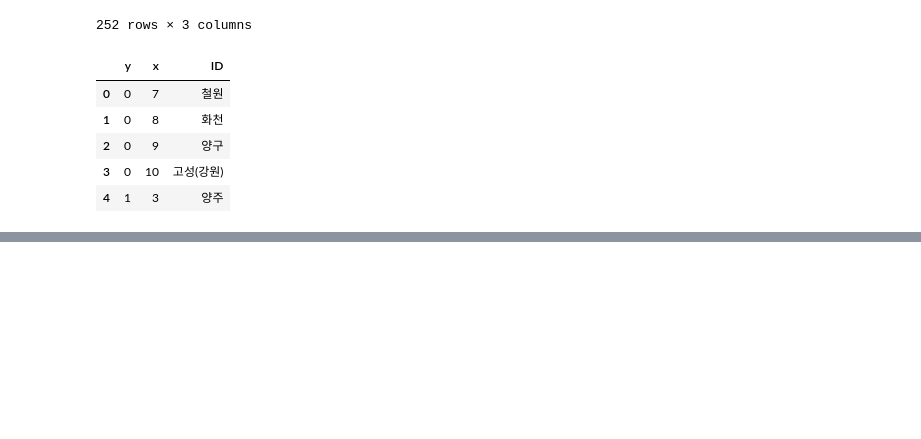
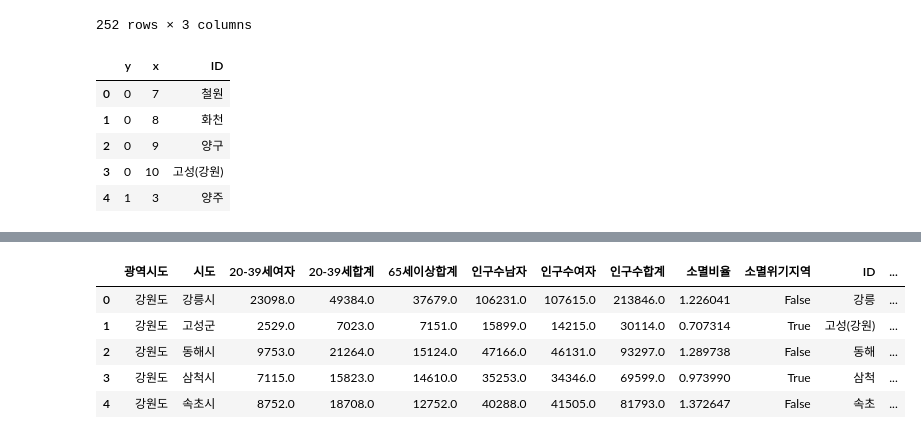
Before and after one commit to ranisop/Data-Science, a Jupyter notebook: 05. Population/05. Population.ipynb, the cells around one changed output, grey strips where cells are left out. Saved outputs shown, nothing was run; the diff lists cells and outputs as text; code cells hidden in the pictures; blank space fills up the shorter version.

```diff
--- a/05. Population/05. Population.ipynb
+++ b/05. Population/05. Population.ipynb
@@ -449,0 +533,11 @@ draw_korea.to_csv('/Users/nani/Desktop/GitHub/DataScience/data/05. draw_korea.cs
+# %%
+# pop, draw_korea => merge
+pop = pd.merge(pop, draw_korea, how='left', on=['ID'])
+pop.head()
+# %% [output]
+|  | 광역시도 | 시도 | 20-39세여자 | 20-39세합계 | 65세이상합계 | 인구수남자 | 인구수여자 | 인구수합계 | 소멸비율 | 소멸위기지역 | ID | ... |
+| 0 | 강원도 | 강릉시 | 23098.0 | 49384.0 | 37679.0 | 106231.0 | 107615.0 | 213846.0 | 1.226041 | False | 강릉 | ... |
+| 1 | 강원도 | 고성군 | 2529.0 | 7023.0 | 7151.0 | 15899.0 | 14215.0 | 30114.0 | 0.707314 | True | 고성(강원) | ... |
+| 2 | 강원도 | 동해시 | 9753.0 | 21264.0 | 15124.0 | 47166.0 | 46131.0 | 93297.0 | 1.289738 | False | 동해 | ... |
+| 3 | 강원도 | 삼척시 | 7115.0 | 15823.0 | 14610.0 | 35253.0 | 34346.0 | 69599.0 | 0.973990 | True | 삼척 | ... |
+| 4 | 강원도 | 속초시 | 8752.0 | 18708.0 | 12752.0 | 40288.0 | 41505.0 | 81793.0 | 1.372647 | False | 속초 | ... |
```
Also changed, not shown: parts of 3 cells of this notebook.
